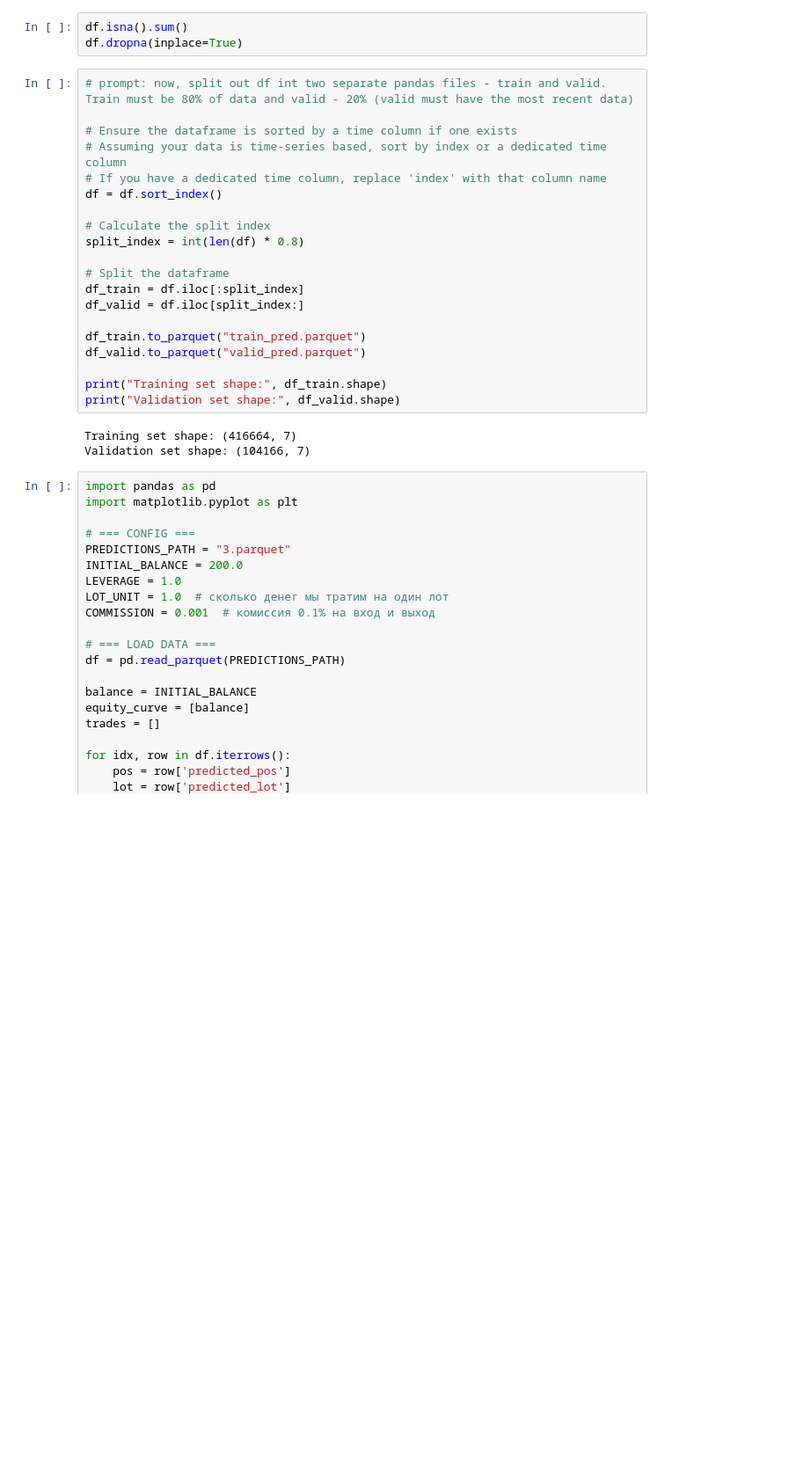
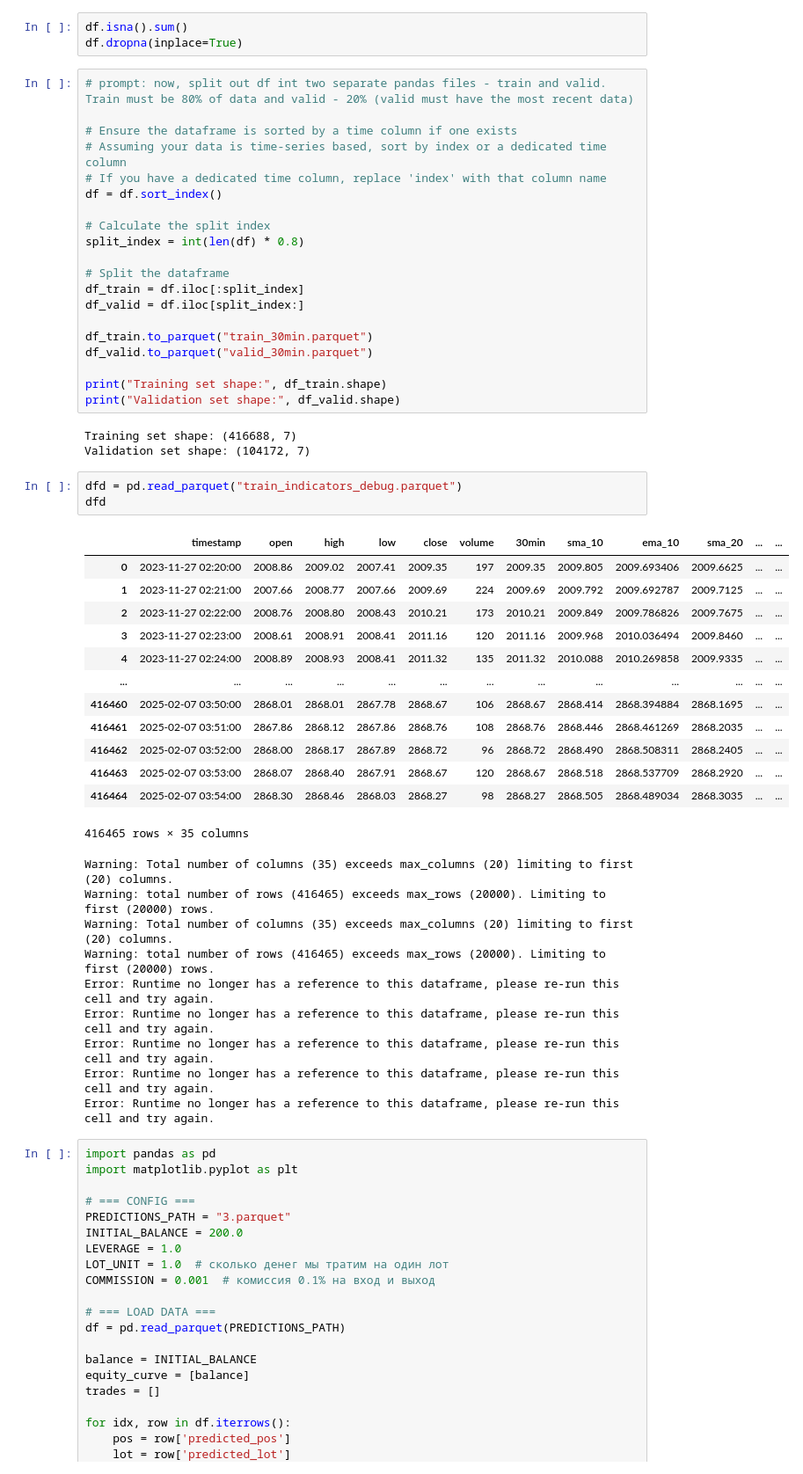
Before and after one commit to Flyingzaptop/Python-Colab, a Jupyter notebook: Steps_n_splits.ipynb, the cells around one changed output. Shown: that part at 88% size. Drawn from its saved outputs; the diff is of its cells as text; blank space fills up the shorter version.

```diff
--- a/Steps_n_splits.ipynb
+++ b/Steps_n_splits.ipynb
@@ -62,14 +62,40 @@ split_index = int(len(df) * 0.8)
 df_train = df.iloc[:split_index]
 df_valid = df.iloc[split_index:]
 
-df_train.to_parquet("train_pred.parquet")
-df_valid.to_parquet("valid_pred.parquet")
+df_train.to_parquet("train_30min.parquet")
+df_valid.to_parquet("valid_30min.parquet")
 
 print("Training set shape:", df_train.shape)
 print("Validation set shape:", df_valid.shape)
 # %% [output]
-Training set shape: (416664, 7)
-Validation set shape: (104166, 7)
+Training set shape: (416688, 7)
+Validation set shape: (104172, 7)
+# %%
+dfd = pd.read_parquet("train_indicators_debug.parquet")
+dfd
+# %% [output]
+|  | timestamp | open | high | low | close | volume | 30min | sma_10 | ema_10 | sma_20 | ... | ... |
+| 0 | 2023-11-27 02:20:00 | 2008.86 | 2009.02 | 2007.41 | 2009.35 | 197 | 2009.35 | 2009.805 | 2009.693406 | 2009.6625 | ... | ... |
+| 1 | 2023-11-27 02:21:00 | 2007.66 | 2008.77 | 2007.66 | 2009.69 | 224 | 2009.69 | 2009.792 | 2009.692787 | 2009.7125 | ... | ... |
+| 2 | 2023-11-27 02:22:00 | 2008.76 | 2008.80 | 2008.43 | 2010.21 | 173 | 2010.21 | 2009.849 | 2009.786826 | 2009.7675 | ... | ... |
+| 3 | 2023-11-27 02:23:00 | 2008.61 | 2008.91 | 2008.41 | 2011.16 | 120 | 2011.16 | 2009.968 | 2010.036494 | 2009.8460 | ... | ... |
+| 4 | 2023-11-27 02:24:00 | 2008.89 | 2008.93 | 2008.41 | 2011.32 | 135 | 2011.32 | 2010.088 | 2010.269858 | 2009.9335 | ... | ... |
+| ... | ... | ... | ... | ... | ... | ... | ... | ... | ... | ... | ... | ... |
+| 416460 | 2025-02-07 03:50:00 | 2868.01 | 2868.01 | 2867.78 | 2868.67 | 106 | 2868.67 | 2868.414 | 2868.394884 | 2868.1695 | ... | ... |
+| 416461 | 2025-02-07 03:51:00 | 2867.86 | 2868.12 | 2867.86 | 2868.76 | 108 | 2868.76 | 2868.446 | 2868.461269 | 2868.2035 | ... | ... |
+| 416462 | 2025-02-07 03:52:00 | 2868.00 | 2868.17 | 2867.89 | 2868.72 | 96 | 2868.72 | 2868.490 | 2868.508311 | 2868.2405 | ... | ... |
+| 416463 | 2025-02-07 03:53:00 | 2868.07 | 2868.40 | 2867.91 | 2868.67 | 120 | 2868.67 | 2868.518 | 2868.537709 | 2868.2920 | ... | ... |
+| 416464 | 2025-02-07 03:54:00 | 2868.30 | 2868.46 | 2868.03 | 2868.27 | 98 | 2868.27 | 2868.505 | 2868.489034 | 2868.3035 | ... | ... |
+416465 rows × 35 columns
+Warning: Total number of columns (35) exceeds max_columns (20) limiting to first (20) columns.
+Warning: total number of rows (416465) exceeds max_rows (20000). Limiting to first (20000) rows.
+Warning: Total number of columns (35) exceeds max_columns (20) limiting to first (20) columns.
+Warning: total number of rows (416465) exceeds max_rows (20000). Limiting to first (20000) rows.
+Error: Runtime no longer has a reference to this dataframe, please re-run this cell and try again.
+Error: Runtime no longer has a reference to this dataframe, please re-run this cell and try again.
+Error: Runtime no longer has a reference to this dataframe, please re-run this cell and try again.
+Error: Runtime no longer has a reference to this dataframe, please re-run this cell and try again.
+Error: Runtime no longer has a reference to this dataframe, please re-run this cell and try again.
 # %%
 import pandas as pd
 import matplotlib.pyplot as plt
```
